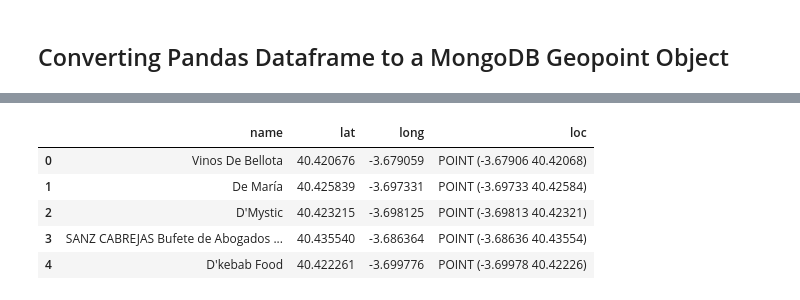
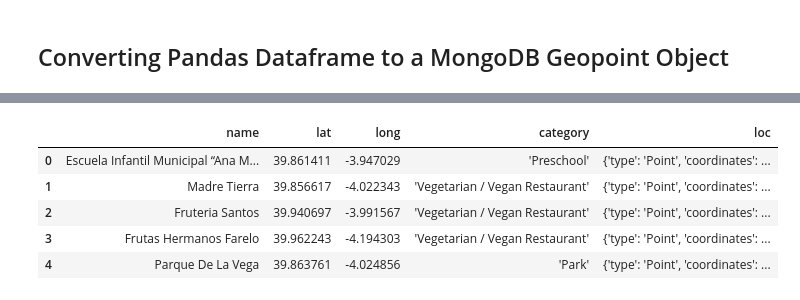
Before and after one commit to Ironhack-weekly-Projects/P3_Geospatial_Data, a Jupyter notebook: Geospatial queries.ipynb, the cells around one changed output, grey strips where cells are left out. Drawn from its saved outputs; the diff is of its cells as text; code cells hidden in the pictures.

```diff
--- a/Geospatial queries.ipynb
+++ b/Geospatial queries.ipynb
@@ -8,3 +10,20 @@ import shapely
 # %% [markdown]
 ## Converting  Pandas Dataframe to a MongoDB Geopoint Object
+# %%
+def create_geoloc(path_csv):
+    '''
+    lo que hace
+    '''
+
+    #recibe el dataframe
+    df =pd.read_csv(path_csv)
+
+    #Crea el loc con los geopuntos.
+    gdf = gdp.GeoDataFrame(df, geometry= gdp.points_from_xy(df.longitud, df.latitud ))
+    gdf.columns=['name', 'lat','long', 'category','loc']
+
+    #Lo aplicamos a toda la columna
+    gdf['loc']= gdf['loc'].apply(lambda x:shapely.geometry.mapping(x))
+
+    return gdf
 # %% [markdown]
@@ -53,3 +54,2 @@ collection.insert_many(data)
 # %%
-df_vegan=pd.read_csv("vegan.csv")
-df_vegan.head()
+gdf_gijon = create_geoloc("gijon.csv")
@@ -63,11 +56,9 @@ df_vegan.head()
 # %%
-gdf_vegan = gdp.GeoDataFrame(df_vegan, geometry= gdp.points_from_xy(df_vegan.longitud, df_vegan.latitud ))
-gdf_vegan.columns=['name', 'lat','long','loc']
-gdf_vegan.head()
+gdf_gijon.head()
 # %% [output]
-|  | name | lat | long | loc |
-| 0 | Vinos De Bellota | 40.420676 | -3.679059 | POINT (-3.67906 40.42068) |
-| 1 | De María | 40.425839 | -3.697331 | POINT (-3.69733 40.42584) |
-| 2 | D'Mystic | 40.423215 | -3.698125 | POINT (-3.69813 40.42321) |
-| 3 | SANZ CABREJAS Bufete de Abogados ... | 40.435540 | -3.686364 | POINT (-3.68636 40.43554) |
-| 4 | D'kebab Food | 40.422261 | -3.699776 | POINT (-3.69978 40.42226) |
+|  | name | lat | long | category | loc |
+| 0 | Escuela Infantil Municipal “Ana M... | 39.861411 | -3.947029 | 'Preschool' | {'type': 'Point', 'coordinates': ... |
+| 1 | Madre Tierra | 39.856617 | -4.022343 | 'Vegetarian / Vegan Restaurant' | {'type': 'Point', 'coordinates': ... |
+| 2 | Fruteria Santos | 39.940697 | -3.991567 | 'Vegetarian / Vegan Restaurant' | {'type': 'Point', 'coordinates': ... |
+| 3 | Frutas Hermanos Farelo | 39.962243 | -4.194303 | 'Vegetarian / Vegan Restaurant' | {'type': 'Point', 'coordinates': ... |
+| 4 | Parque De La Vega | 39.863761 | -4.024856 | 'Park' | {'type': 'Point', 'coordinates': ... |
```
Also changed, not shown: parts of 41 cells of this notebook.
